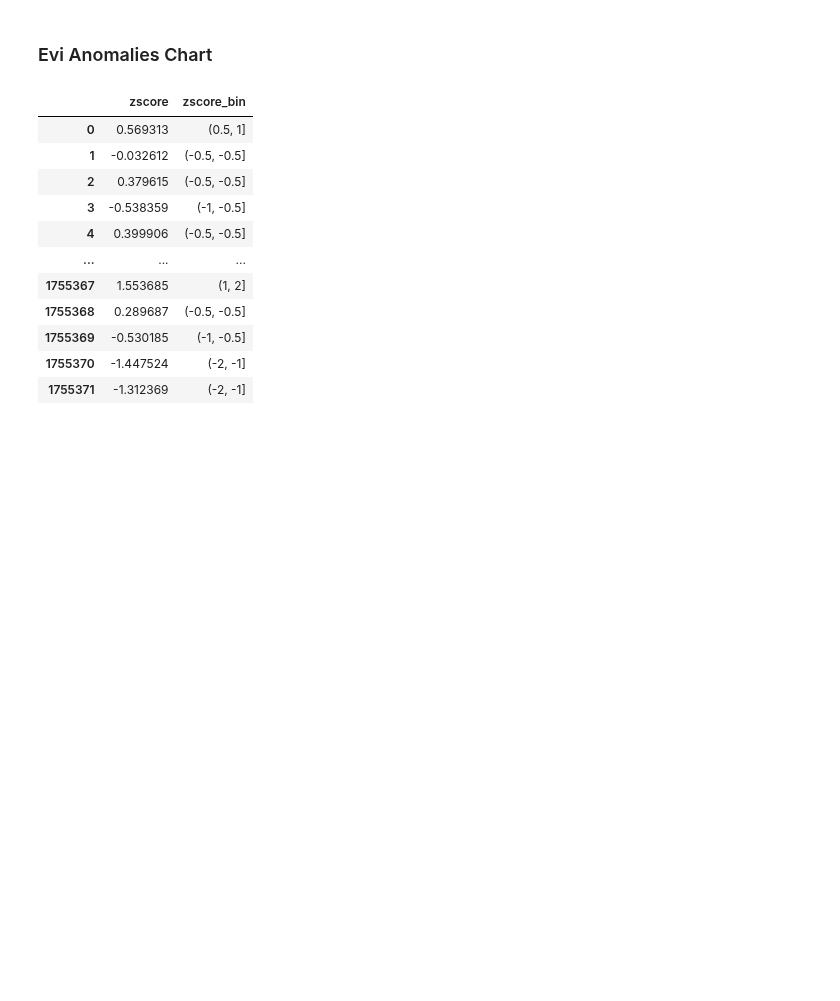
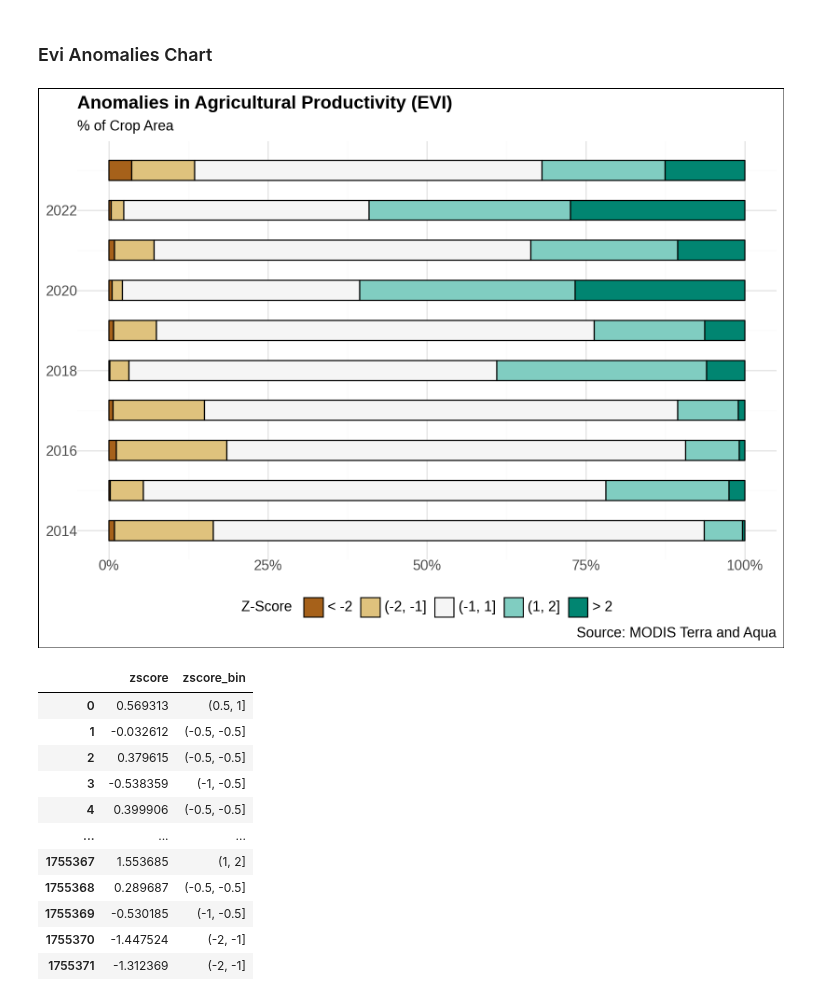
Before and after one commit to datapartnership/niger-economic-monitoring, a Jupyter notebook: notebooks/agriculture/evi-reference.ipynb, the cells around one changed output. Cells and saved outputs as stored; diff of their text form; code cells hidden in the pictures; blank space fills up the shorter version.

```diff
--- a/notebooks/agriculture/evi-reference.ipynb
+++ b/notebooks/agriculture/evi-reference.ipynb
@@ -968,6 +988,10 @@ charts_dir = join(expanduser('~'), 'Repos', 'niger')
 # plotnine.options.figure_size
 # %% [markdown]
 ### Evi Anomalies Chart
+# %%
+p
+# %% [output]
+[figure, added]
 # %%
 # fig, ax = plt.subplots()
 p = (
```
Also changed, not shown: parts of 18 cells of this notebook, 6 other files.
